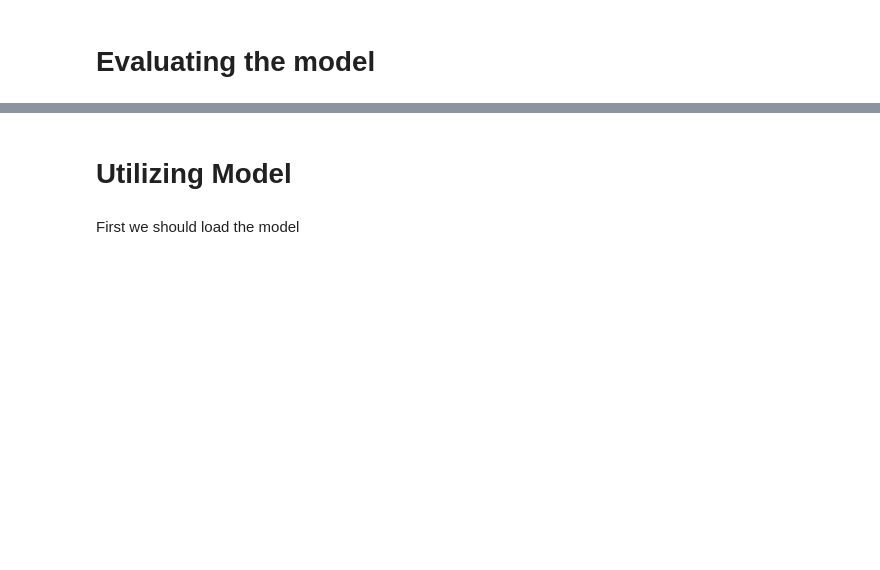
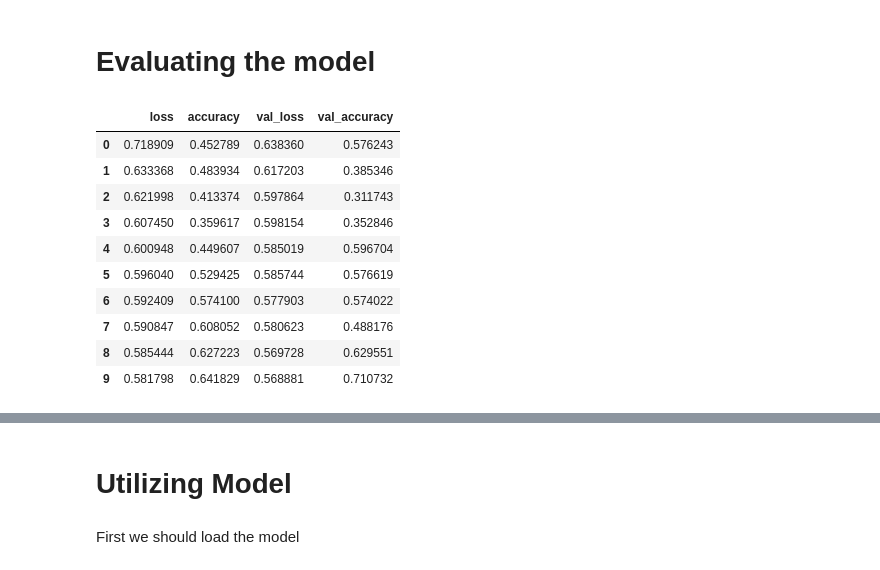
Before and after one commit to Jaime-prog/SpaceCitySplits, a Jupyter notebook: Image_Segmentation_City.ipynb, the cells around one changed output, grey strips where cells are left out. Saved outputs shown, nothing was run; the diff lists cells and outputs as text; code cells hidden in the pictures; blank space fills up the shorter version.

```diff
--- a/Image_Segmentation_City.ipynb
+++ b/Image_Segmentation_City.ipynb
@@ -355,0 +299,16 @@ plt.show()
+# %%
+import pandas as pd
+history_df = pd.DataFrame(history.history)
+history_df
+# %% [output]
+|  | loss | accuracy | val_loss | val_accuracy |
+| 0 | 0.718909 | 0.452789 | 0.638360 | 0.576243 |
+| 1 | 0.633368 | 0.483934 | 0.617203 | 0.385346 |
+| 2 | 0.621998 | 0.413374 | 0.597864 | 0.311743 |
+| 3 | 0.607450 | 0.359617 | 0.598154 | 0.352846 |
+| 4 | 0.600948 | 0.449607 | 0.585019 | 0.596704 |
+| 5 | 0.596040 | 0.529425 | 0.585744 | 0.576619 |
+| 6 | 0.592409 | 0.574100 | 0.577903 | 0.574022 |
+| 7 | 0.590847 | 0.608052 | 0.580623 | 0.488176 |
+| 8 | 0.585444 | 0.627223 | 0.569728 | 0.629551 |
+| 9 | 0.581798 | 0.641829 | 0.568881 | 0.710732 |
```
Also changed, not shown: parts of 16 cells of this notebook.
